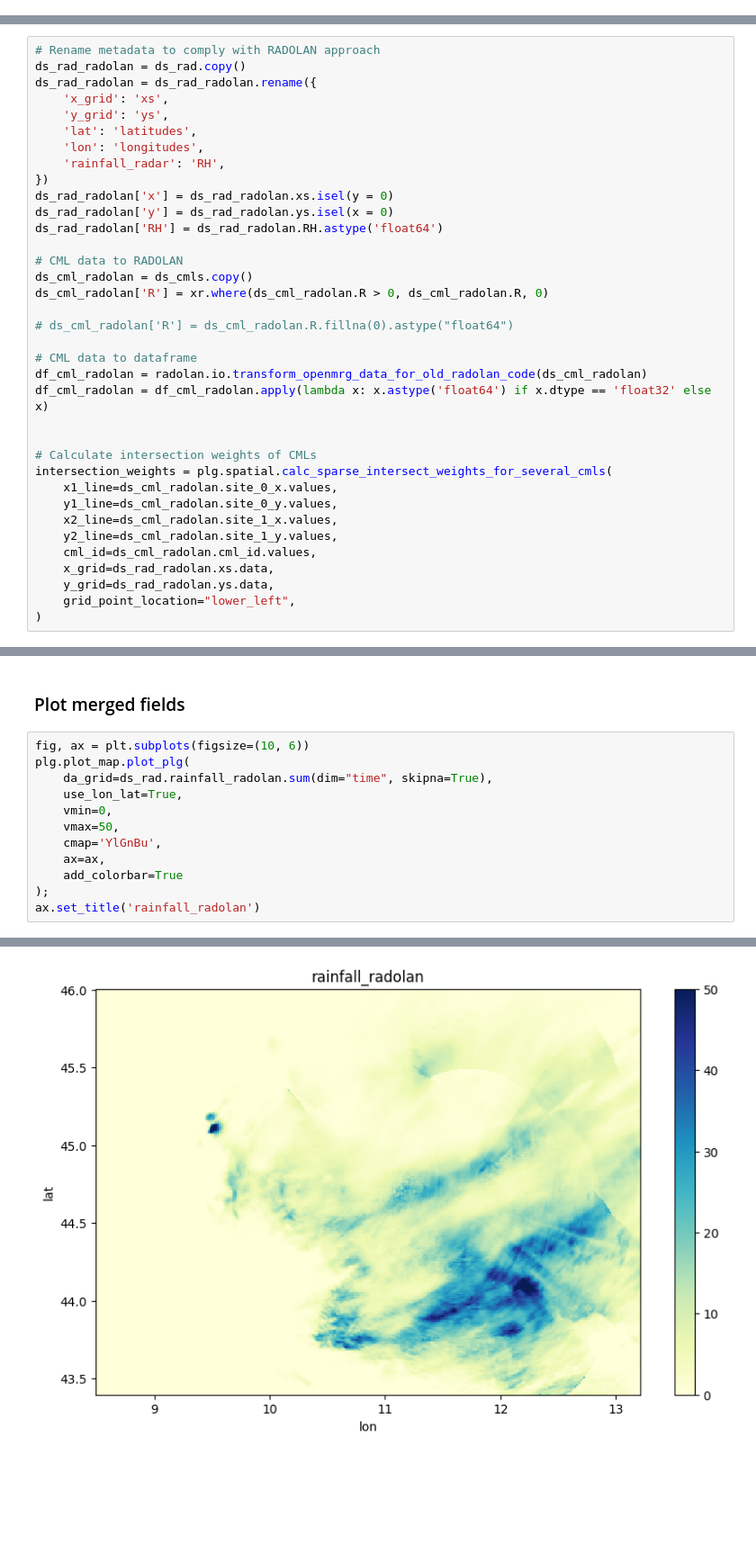
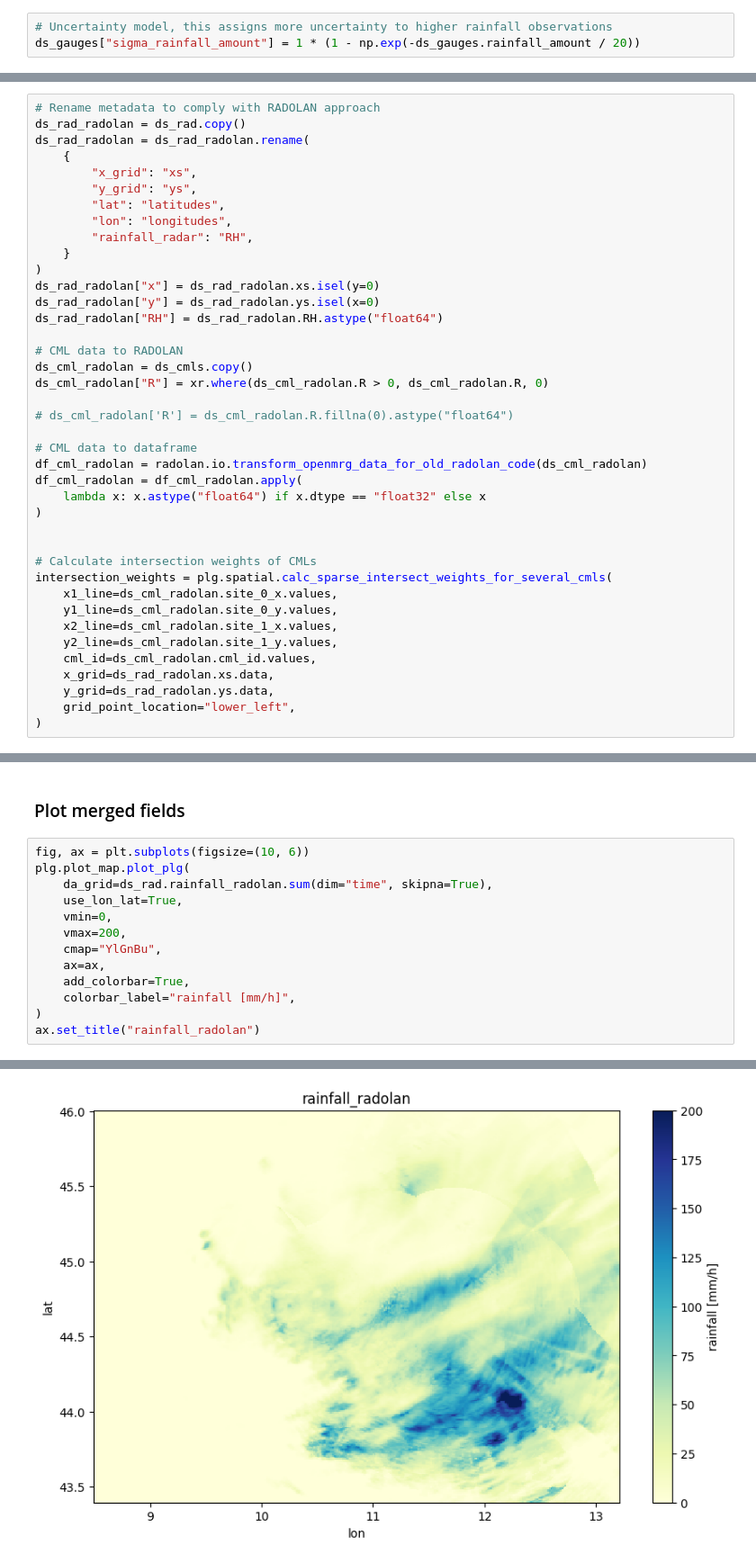
Before and after one commit to eoydvin/mergeplg, a Jupyter notebook: docs/notebooks/Introduction.ipynb, the cells around one changed output, grey strips where cells are left out. Shown at 90% size. Cells and saved outputs as stored; diff of their text form; blank space fills up the shorter version.

```diff
--- a/docs/notebooks/Introduction.ipynb
+++ b/docs/notebooks/Introduction.ipynb
@@ -211,0 +220,3 @@ plg.plot_map.plot_plg(
+# %%
+# Uncertainty model, this assigns more uncertainty to higher rainfall observations
+ds_gauges["sigma_rainfall_amount"] = 1 * (1 - np.exp(-ds_gauges.rainfall_amount / 20))
@@ -410,26 +492,30 @@ for i, rainfall_field in enumerate(rainfall_fields):
 # %%
 # Rename metadata to comply with RADOLAN approach
 ds_rad_radolan = ds_rad.copy()
-ds_rad_radolan = ds_rad_radolan.rename({
-    'x_grid': 'xs',
-    'y_grid': 'ys',
-    'lat': 'latitudes',
-    'lon': 'longitudes',
-    'rainfall_radar': 'RH',
-})
-ds_rad_radolan['x'] = ds_rad_radolan.xs.isel(y = 0)
-ds_rad_radolan['y'] = ds_rad_radolan.ys.isel(x = 0)
-ds_rad_radolan['RH'] = ds_rad_radolan.RH.astype('float64')
+ds_rad_radolan = ds_rad_radolan.rename(
+    {
+        "x_grid": "xs",
+        "y_grid": "ys",
+        "lat": "latitudes",
+        "lon": "longitudes",
+        "rainfall_radar": "RH",
+    }
+)
+ds_rad_radolan["x"] = ds_rad_radolan.xs.isel(y=0)
+ds_rad_radolan["y"] = ds_rad_radolan.ys.isel(x=0)
+ds_rad_radolan["RH"] = ds_rad_radolan.RH.astype("float64")
 
 # CML data to RADOLAN
 ds_cml_radolan = ds_cmls.copy()
-ds_cml_radolan['R'] = xr.where(ds_cml_radolan.R > 0, ds_cml_radolan.R, 0)
+ds_cml_radolan["R"] = xr.where(ds_cml_radolan.R > 0, ds_cml_radolan.R, 0)
 
 # ds_cml_radolan['R'] = ds_cml_radolan.R.fillna(0).astype("float64")
 
 # CML data to dataframe
 df_cml_radolan = radolan.io.transform_openmrg_data_for_old_radolan_code(ds_cml_radolan)
-df_cml_radolan = df_cml_radolan.apply(lambda x: x.astype('float64') if x.dtype == 'float32' else x)
+df_cml_radolan = df_cml_radolan.apply(
+    lambda x: x.astype("float64") if x.dtype == "float32" else x
+)
 
 
 # Calculate intersection weights of CMLs
@@ -469,16 +555,17 @@ ds_rad['rainfall_radolan'] = (('time', 'y', 'x'), ds_radolan['RW'].data)
 # %%
 fig, ax = plt.subplots(figsize=(10, 6))
 plg.plot_map.plot_plg(
     da_grid=ds_rad.rainfall_radolan.sum(dim="time", skipna=True),
     use_lon_lat=True,
     vmin=0,
-    vmax=50,
-    cmap='YlGnBu',
+    vmax=200,
+    cmap="YlGnBu",
     ax=ax,
-    add_colorbar=True
-);
-ax.set_title('rainfall_radolan')
+    add_colorbar=True,
+    colorbar_label="rainfall [mm/h]",
+)
+ax.set_title("rainfall_radolan")
 # %% [output]
 Text(0.5, 1.0, 'rainfall_radolan')
-[figure, old version]
+[figure, new version]
 # %% [markdown]
```
Also changed, not shown: parts of 29 cells of this notebook, 3 other files.
